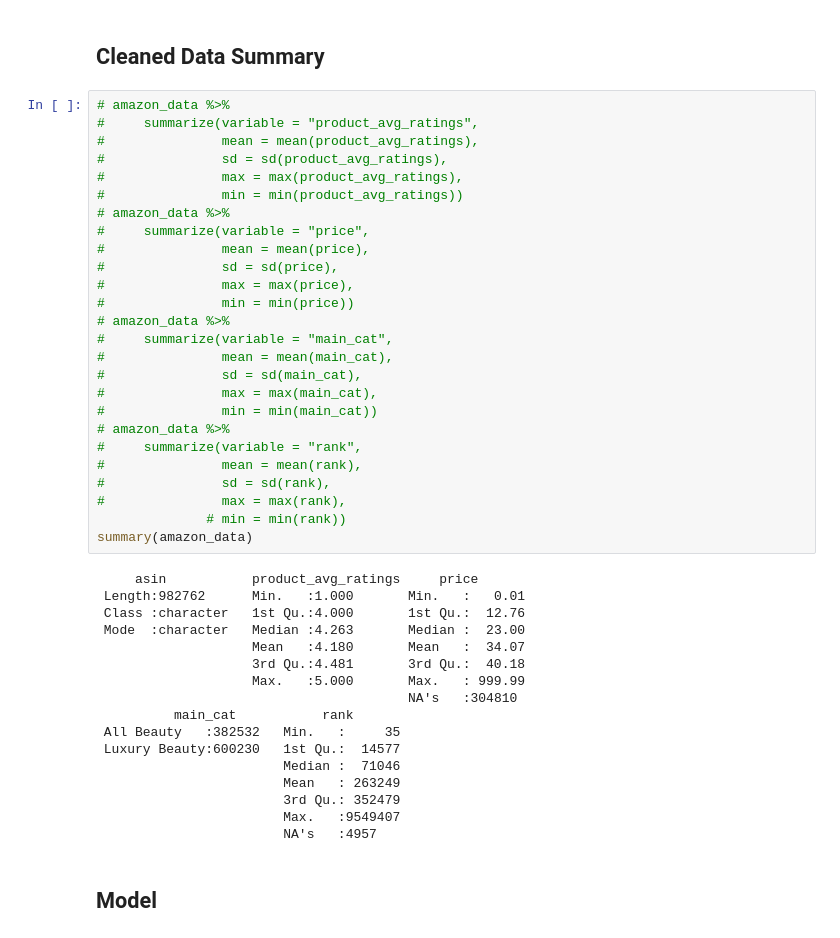
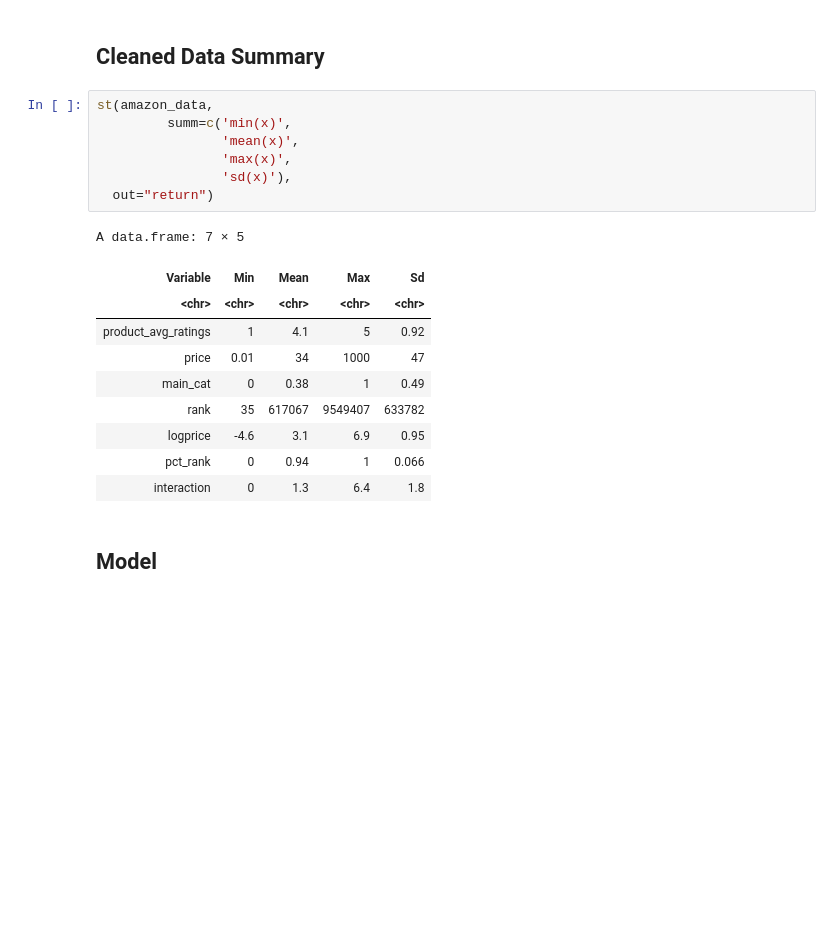
Before and after one commit to anhndq01/ECON-326-Project, a Jupyter notebook: Final_Project_v2_notebook.ipynb, the cells around one changed output. Drawn from its saved outputs; the diff is of its cells as text; blank space fills up the shorter version.

```diff
--- a/Final_Project_v2_notebook.ipynb
+++ b/Final_Project_v2_notebook.ipynb
@@ -146,49 +162,24 @@ A grouped_df: 6 × 8
 | 9790787006 | 4.22807 | 13.85 | 0 | 298893 | 2.628285 | 0.9687004 | 0 |
 # %% [markdown]
 ## Cleaned Data Summary
-# %%
-# amazon_data %>%
-#     summarize(variable = "product_avg_ratings",
-#               mean = mean(product_avg_ratings),
-#               sd = sd(product_avg_ratings),
-#               max = max(product_avg_ratings),
-#               min = min(product_avg_ratings))
-# amazon_data %>%
-#     summarize(variable = "price",
-#               mean = mean(price),
-#               sd = sd(price),
-#               max = max(price),
-#               min = min(price))
-# amazon_data %>%
-#     summarize(variable = "main_cat",
-#               mean = mean(main_cat),
-#               sd = sd(main_cat),
-#               max = max(main_cat),
-#               min = min(main_cat))
-# amazon_data %>%
-#     summarize(variable = "rank",
-#               mean = mean(rank),
-#               sd = sd(rank),
-#               max = max(rank),
-              # min = min(rank))
-summary(amazon_data)
-# %% [output]
-     asin           product_avg_ratings     price
- Length:982762      Min.   :1.000       Min.   :   0.01
- Class :character   1st Qu.:4.000       1st Qu.:  12.76
- Mode  :character   Median :4.263       Median :  23.00
-                    Mean   :4.180       Mean   :  34.07
-                    3rd Qu.:4.481       3rd Qu.:  40.18
-                    Max.   :5.000       Max.   : 999.99
-                                        NA's   :304810
-          main_cat           rank
- All Beauty   :382532   Min.   :     35
- Luxury Beauty:600230   1st Qu.:  14577
-                        Median :  71046
-                        Mean   : 263249
-                        3rd Qu.: 352479
-                        Max.   :9549407
-                        NA's   :4957
+# %%
+st(amazon_data,
+         summ=c('min(x)',
+                'mean(x)',
+                'max(x)',
+                'sd(x)'),
+  out="return")
+# %% [output]
+A data.frame: 7 × 5
+| Variable | Min | Mean | Max | Sd |
+| <chr> | <chr> | <chr> | <chr> | <chr> |
+| product_avg_ratings | 1 | 4.1 | 5 | 0.92 |
+| price | 0.01 | 34 | 1000 | 47 |
+| main_cat | 0 | 0.38 | 1 | 0.49 |
+| rank | 35 | 617067 | 9549407 | 633782 |
+| logprice | -4.6 | 3.1 | 6.9 | 0.95 |
+| pct_rank | 0 | 0.94 | 1 | 0.066 |
+| interaction | 0 | 1.3 | 6.4 | 1.8 |
 # %% [markdown]
 ## Model
 # %%
```
Also changed, not shown: parts of 4 cells of this notebook.
